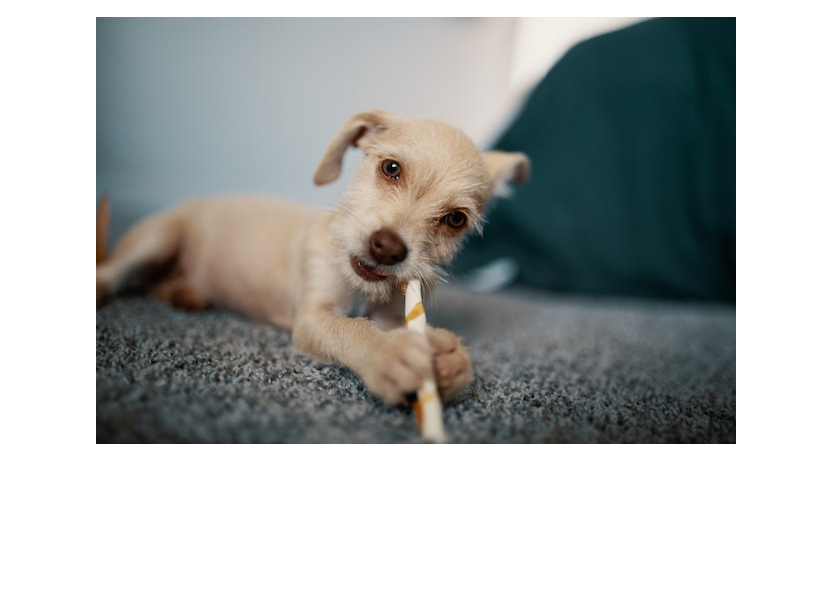
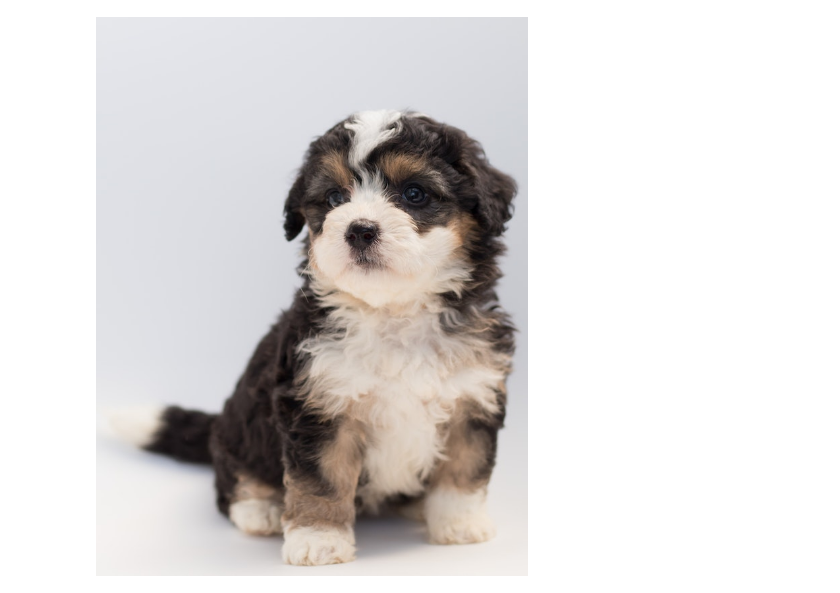
Before and after one commit to BeanCheeseTaco/PuppyProject_HCI584, a Jupyter notebook: main.ipynb, the cells around one changed output. Cells and saved outputs as stored; diff of their text form; code cells hidden in the pictures; blank space fills up the shorter version.

Commit message:
Updated get_individual_image()
Updated to use the new_read_file_fromCSV() function.

```diff
--- a/main.ipynb
+++ b/main.ipynb
@@ -176,16 +176,25 @@ def get_puppy_profile_image():
     img = Image.open(pupImage)
     display(img) # in jupyter, the image is shown as output"""
 
- #loads image
-def get_individual_image(fileIndex):
 
+ #loads image from pet's individual csv file.
+def get_individual_image():
+
+    df = new_read_file_from_CSV()
+    r = input("What image do you want?")
+    pupImage = df["Image"].loc[int(r)]
+    # load and show images
+    img = Image.open(pupImage)
+    display(img) # in jupyter, the image is shown as output
+
+    """    new_read_file_from_CSV()
     csv_file=petFile[fileIndex]
     df = pd.read_csv(csv_file)
     r = input("What image do you want?")
     pupImage = df["Image"].loc[int(r)]
     # load and show images
     img = Image.open(pupImage)
-    display(img) # in jupyter, the image is shown as output
+    display(img) # in jupyter, the image is shown as output """
 
 #Plots csv file into plotly
 def plotcsv():
@@ -218,33 +227,33 @@ def delete_to_pet_array(file=petFile):
     file.append(user_input)
 
     print(df.drop(3, axis=0, inplace=False))
     # Print the updated array
     print("Updated array:", file)
 
 #delete_to_pet_array()
 #TheFile = whichfile()
 #load_file(TheFile)
 #add_to_pet_array()
 #new_load_file()
 #new_read_file_from_CSV()
 #new_load_CSVFile_path_location()
 
 #add_new_pet()
 #new_read_file_from_CSV()
 #add_new_weight_record(TheFile)
 #add_new_pet()
 #Get_All_Profiles()
 #print_indvidual_entry_record(TheFile)
 #print_weight_record_for_individual(TheFile)
 #getAge(TheFile, puppy_profile_file)
-get_puppy_profile_image()
-#get_individual_image(TheFile)
+#get_puppy_profile_image()
+get_individual_image()
 #get_uniquedogprofile()
 
 
 
 #printFile = load_file(TheFile)
 #print(printFile)
 #get_uniquedogprofile()
 # %% [output]
-[figure, old version]
+[figure, new version]
```
Also changed, not shown: 3 other files.
